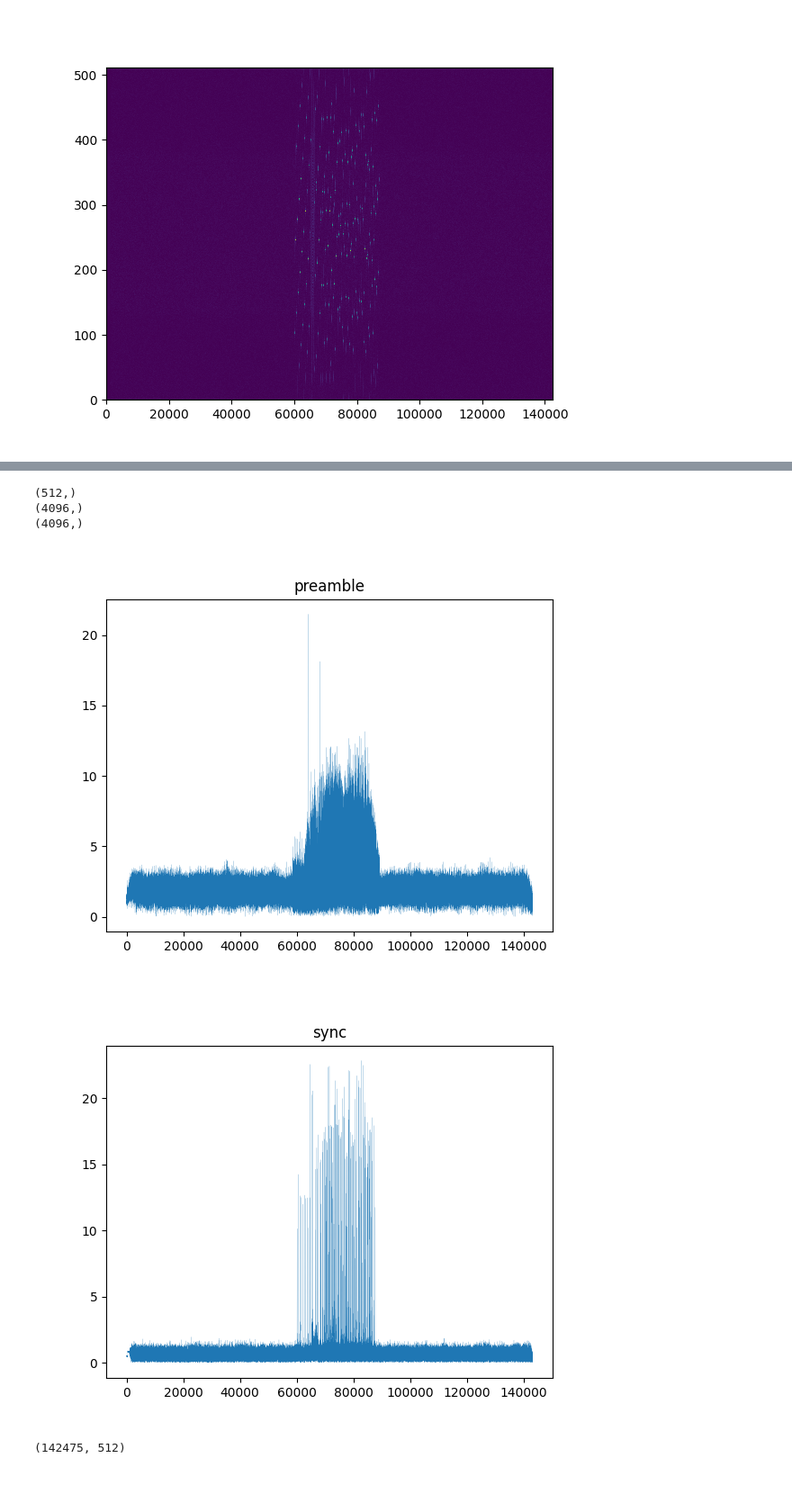
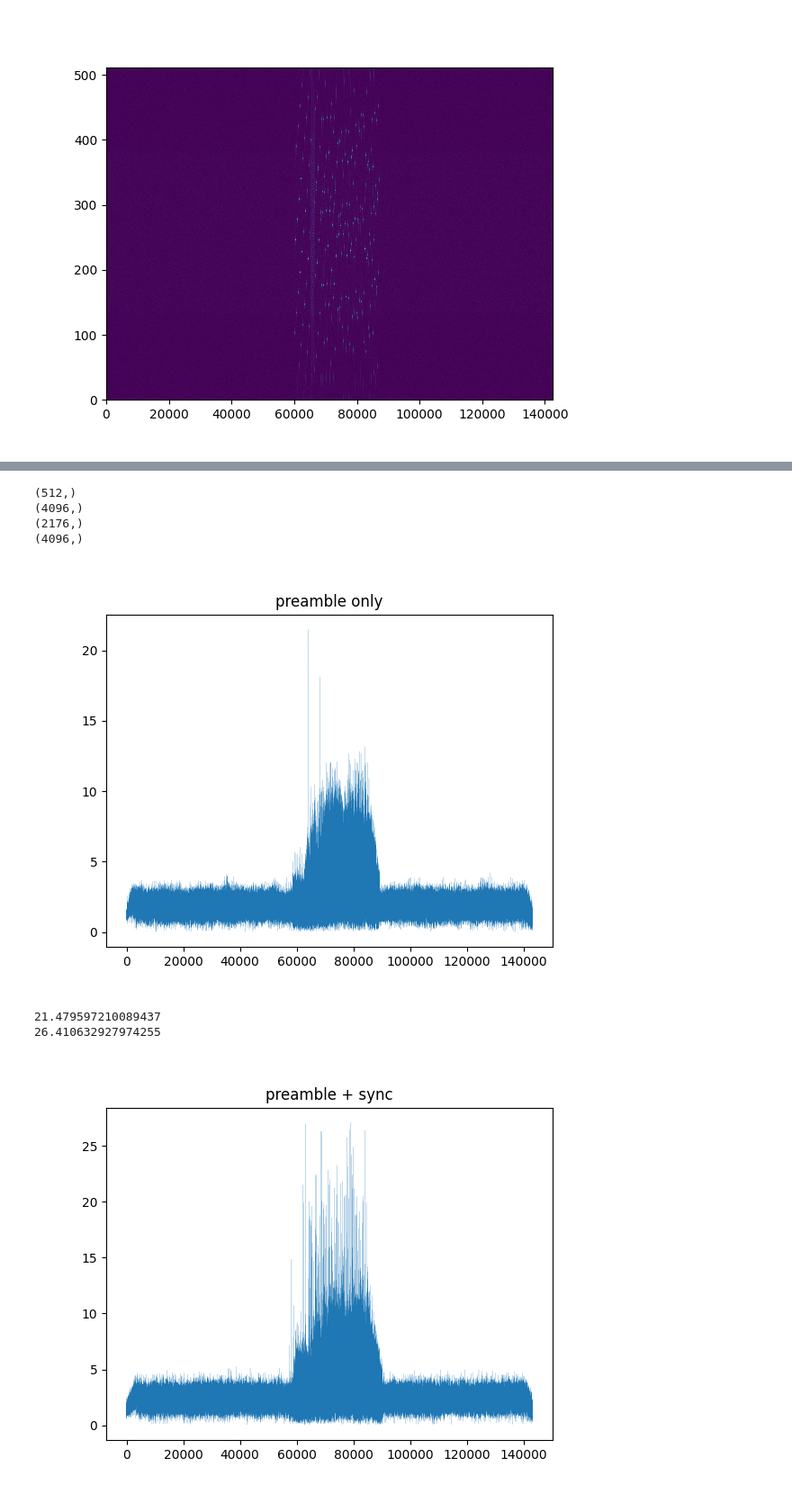
Before and after one commit to xsun2445/ee595hws, a Jupyter notebook: hw1/test.ipynb, the cells around one changed output, grey strips where cells are left out. Shown at 90% size. Saved outputs shown, nothing was run; the diff lists cells and outputs as text; code cells hidden in the pictures.

```diff
--- a/hw1/test.ipynb
+++ b/hw1/test.ipynb
@@ -481,51 +659,64 @@ plt.show()
 # %%
 dc = phy.chirp(False, sf, bw, fs, 0, 0, 0)
 uc = phy.chirp(True, sf, bw, fs, 0, 0, 0)
 
 print(dc.shape)
 
 preamble = np.matlib.repmat(uc, 1, preamble_len).flatten()
 print(preamble.shape)
-sync = np.concatenate((dc, dc, dc[:len(uc)//2]))
+
+netid = np.concatenate((phy.chirp(True, sf, bw, fs, 24, 0, 0), phy.chirp(True, sf, bw, fs, 32, 0, 0)))
+sync = np.concatenate((netid, dc,dc,dc[:len(uc)//4]))
+print(sync.shape)
 
 preamble = np.conjugate(preamble)
 sync = np.conjugate(sync)
-# preamble = np.concatenate((preamble, sync))
+#
 # preamble = np.conjugate(preamble)
 # print(sync.shape)
 print(preamble.shape)
 
+plt.figure()
+plt.plot(abs(np.correlate(raw, preamble, 'same')), linewidth=0.1)
+plt.title('preamble only')
+plt.show()
+
+print(np.max(abs(np.correlate(raw, preamble, 'same'))))
+
+preamble = np.concatenate((preamble, sync))
+
 corred = np.correlate(raw, preamble, 'same')
+
+print(abs(np.max(corred)))
 
 plt.figure()
 plt.plot(abs(corred), linewidth=0.1)
-plt.title('preamble')
-plt.show()
-
-plt.figure()
-plt.plot(abs(np.correlate(raw, sync, 'same')), linewidth=0.1)
-plt.title('sync')
+plt.title('preamble + sync')
 plt.show()
 
 
-res = []
 
-# for i in range(len(corred) - len(preamble)):
-for i in range(len(corred)-2**sf*2):
-    res.append(np.fft.fft(corred[i:i+2**sf*2], 2**8*2))
-    # res.append(np.sum(raw[i:i+len(preamble)]*np.conjugate(preamble)))
 
-res = np.array(res)
-print(res.shape)
+# res = []
 
-plt.figure()
-plt.plot(abs(np.max(res,axis=1)), linewidth=0.1)
-# plt.plot(abs(res), linewidth=0.1)
-plt.show()
+# # for i in range(len(corred) - len(preamble)):
+# for i in range(len(corred)-2**sf*2):
+#     res.append(np.fft.fft(corred[i:i+2**sf*2], 2**8*2))
+#     # res.append(np.sum(raw[i:i+len(preamble)]*np.conjugate(preamble)))
+
+# res = np.array(res)
+# print(res.shape)
+
+# plt.figure()
+# # plt.plot(abs(np.max(res,axis=1)), linewidth=0.1)
+# plt.plot(abs(res[0]), linewidth=0.1)
+# plt.show()
 # %% [output]
 (512,)
 (4096,)
+(2176,)
 (4096,)
-[figure, old version]
+[figure, new version]
+21.479597210089437
+26.410632927974255
-[figure, old version]
+[figure, new version]
-(142475, 512)
```
Also changed, not shown: parts of 13 cells of this notebook, 3 other files.
